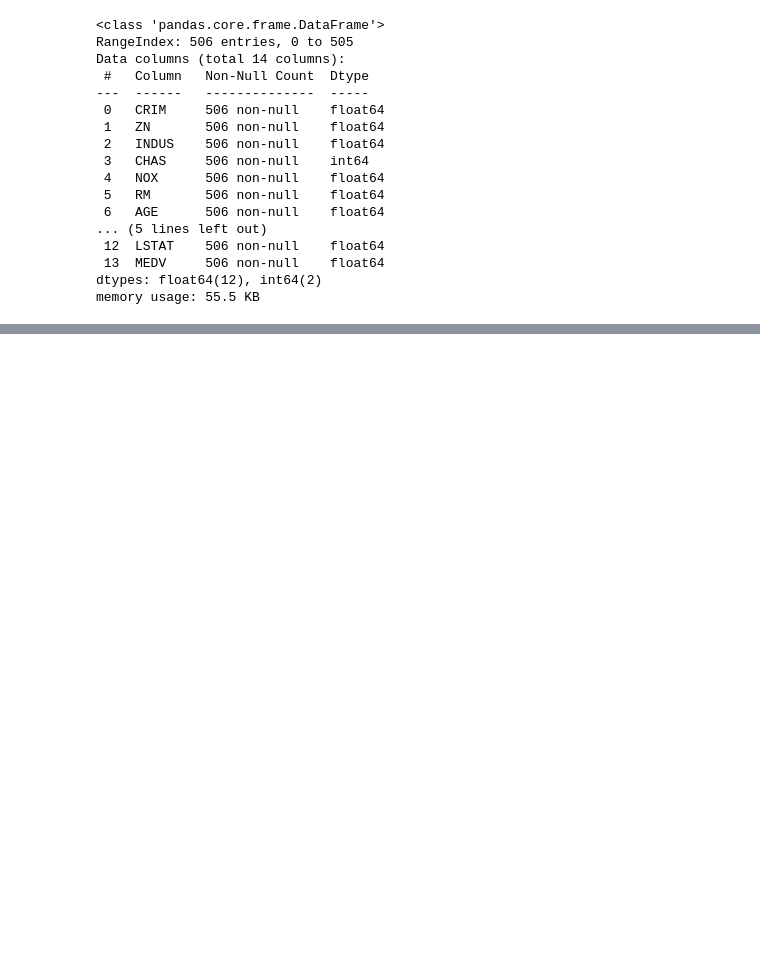
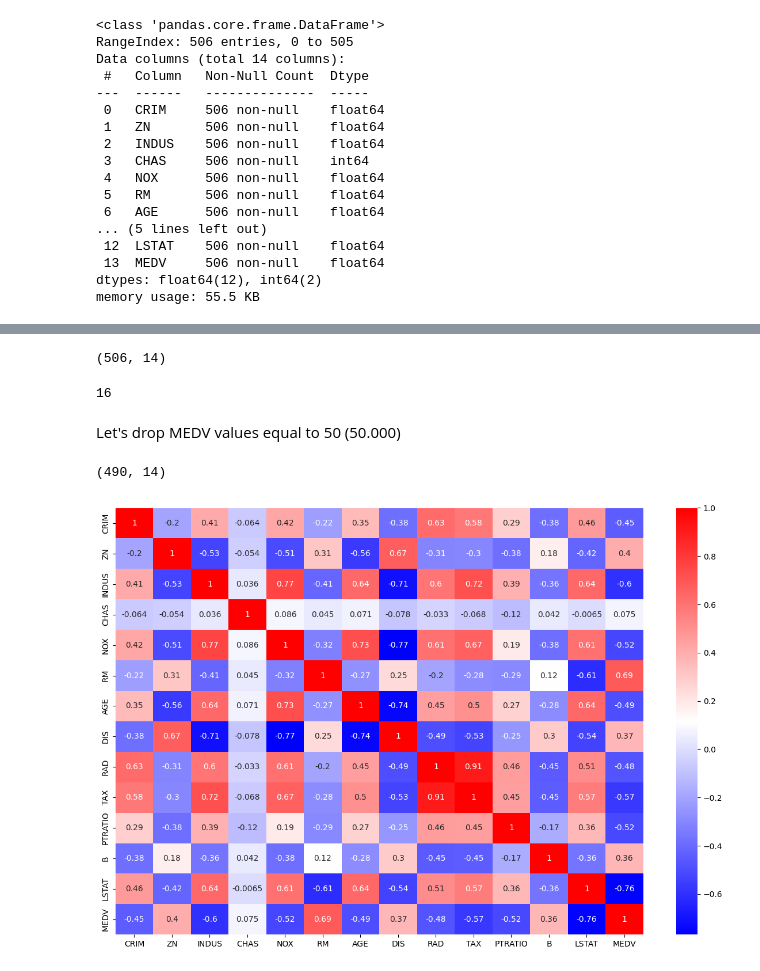
Before and after one commit to emonteiro27/data-boston-house-prices, a Jupyter notebook: boston-house-prices.ipynb, the cells around one changed output, grey strips where cells are left out. Cells and saved outputs as stored; diff of their text form; code cells hidden in the pictures; blank space fills up the shorter version.

Commit message:
Got correlation matrix and absolute correlation between features

```diff
--- a/boston-house-prices.ipynb
+++ b/boston-house-prices.ipynb
@@ -243,0 +229,25 @@ df.shape
+# %%
+df.shape
+# %% [output]
+(506, 14)
+# %%
+df[df['MEDV'] == 50]['MEDV'].count()
+# %% [output]
+16
+# %% [markdown]
+Let's drop MEDV values equal to 50 (50.000)
+# %%
+df = df[df['MEDV'] != 50]
+df.shape
+# %% [output]
+(490, 14)
+# %%
+# Heatmap of pairwise correlations
+correlation_matrix = df.corr()
+column_names = correlation_matrix.columns
+plt.figure(figsize=(12,8))
+sns.heatmap(correlation_matrix, xticklabels=column_names, yticklabels=column_names,cmap= "bwr", annot=True)
+plt.tight_layout()
+plt.show()
+# %% [output]
+[figure, added]
```
Also changed, not shown: parts of 17 cells of this notebook.
